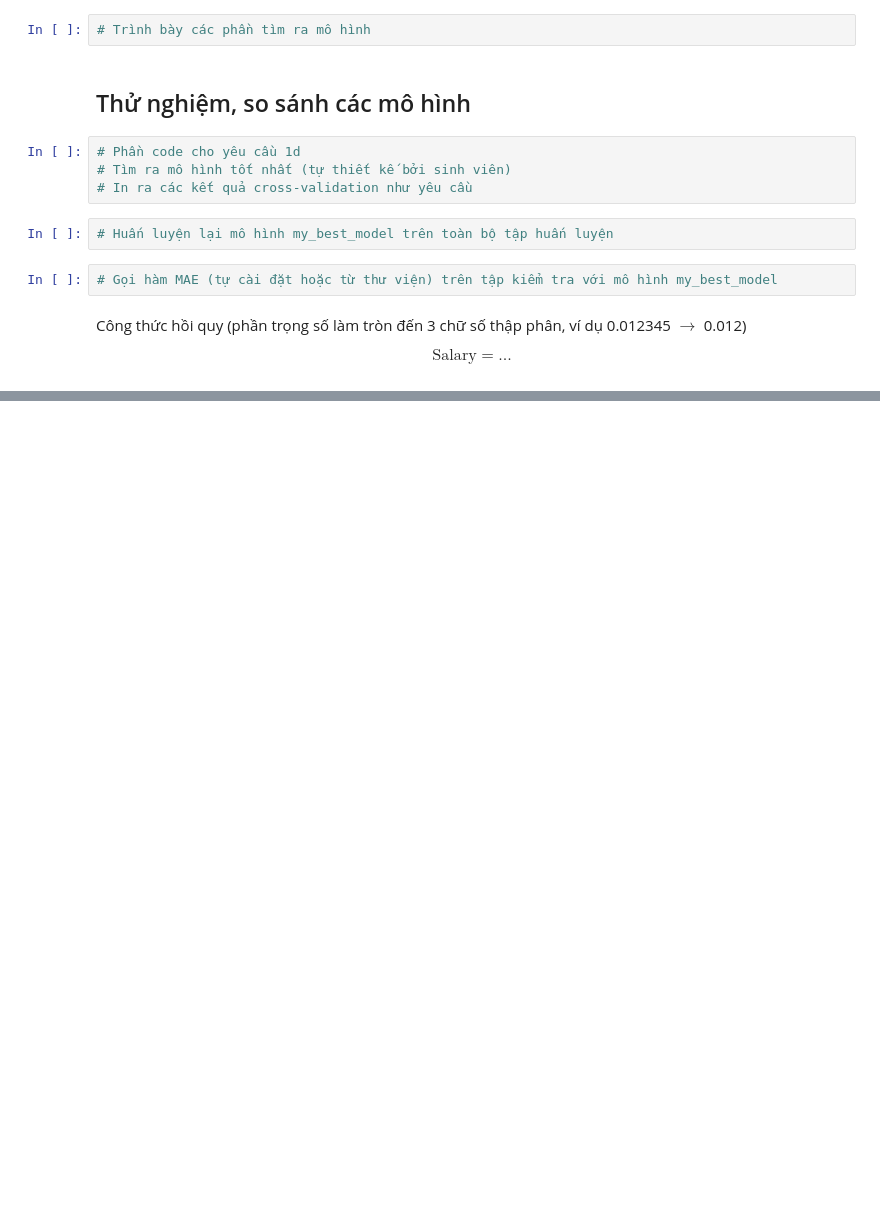
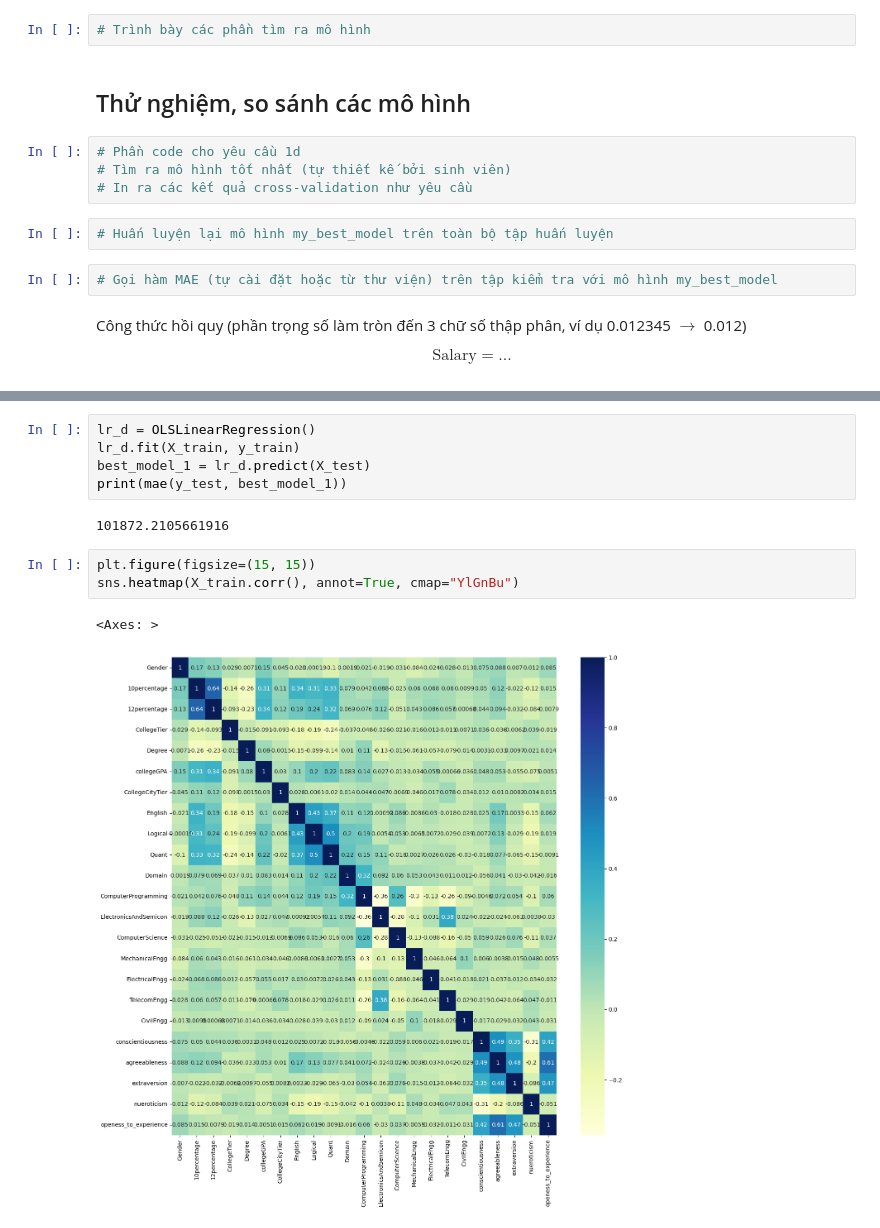
Before and after one commit to katori1307/Project_3-LinearRegression, a Jupyter notebook: MSSV.ipynb, the cells around one changed output, grey strips where cells are left out. Cells and saved outputs as stored; diff of their text form; blank space fills up the shorter version.

```diff
--- a/MSSV.ipynb
+++ b/MSSV.ipynb
@@ -220,0 +247,13 @@ $$\text{Salary} = ...$$
+# %%
+lr_d = OLSLinearRegression()
+lr_d.fit(X_train, y_train)
+best_model_1 = lr_d.predict(X_test)
+print(mae(y_test, best_model_1))
+# %% [output]
+101872.2105661916
+# %%
+plt.figure(figsize=(15, 15))
+sns.heatmap(X_train.corr(), annot=True, cmap="YlGnBu")
+# %% [output]
+<Axes: >
+[figure, added]
```
Also changed, not shown: parts of 3 cells of this notebook.
